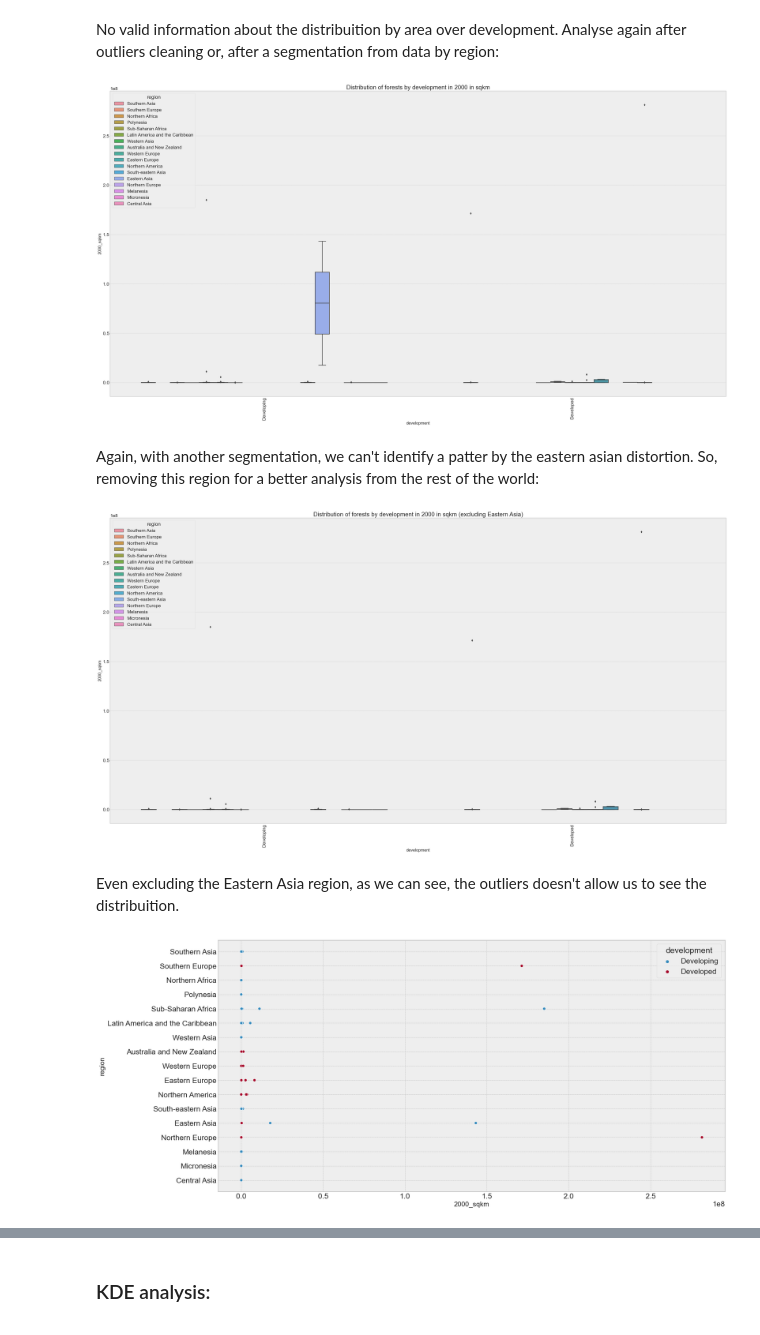
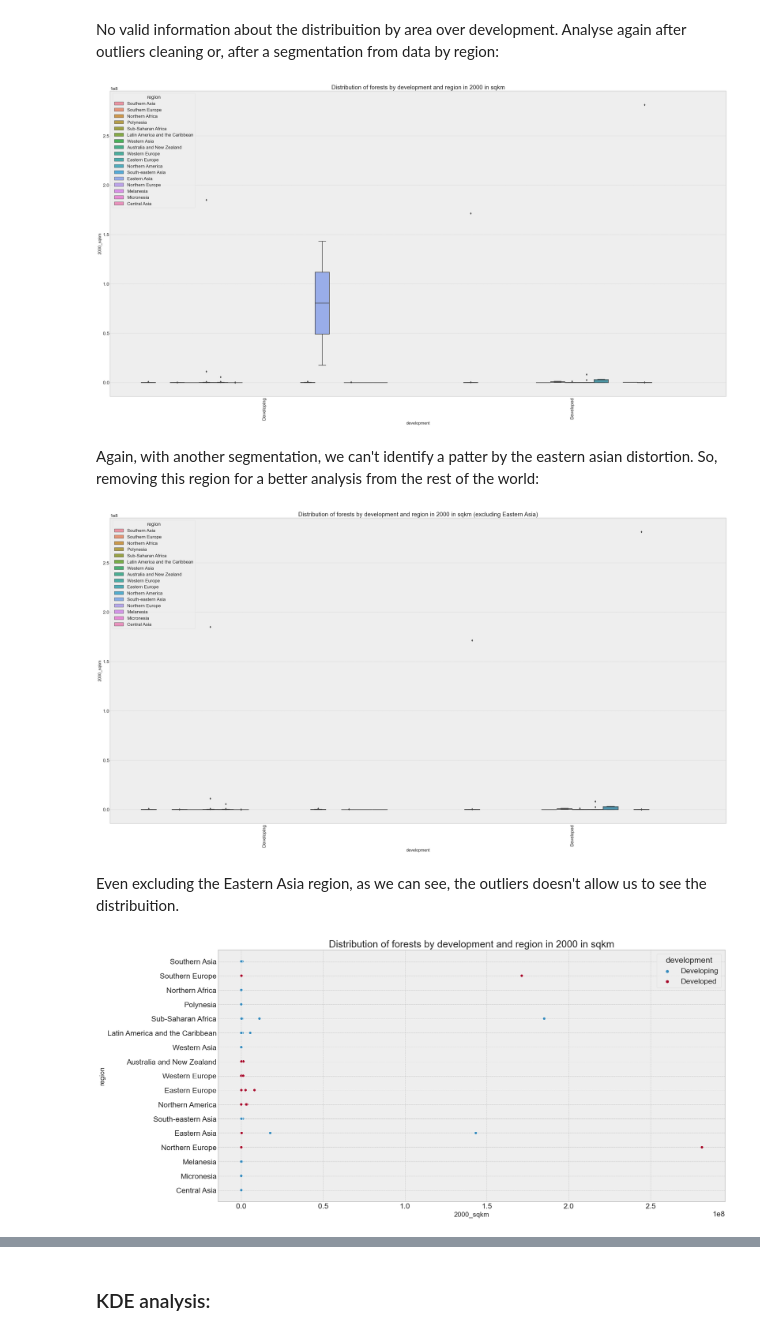
Before and after one commit to anacbneumann/Deforestation_analysis, a Jupyter notebook: deforestation_eda.ipynb, the cells around one changed output, grey strips where cells are left out. Saved outputs shown, nothing was run; the diff lists cells and outputs as text; code cells hidden in the pictures.

```diff
--- a/deforestation_eda.ipynb
+++ b/deforestation_eda.ipynb
@@ -18,7 +19,7 @@ Importing Data:
 path = 'goal15.forest_shares.csv'
 
 # Assigning dataframe to a variable:
-df = pd.read_csv(path)
+df = pd.read_csv(path, delimiter=';')
 
 # Preview:
 df.head(5)
@@ -143,7 +144,7 @@ LINK: https://datahub.io/core/country-codes#data
 path2 = 'country-codes_csv.csv'
 
 # Assigning dataframe to a variable:
-country_info = pd.read_csv(path2)
+country_info = pd.read_csv(path2, delimiter=';')
 
 # Preview:
 country_info.head(5)
@@ -608,10 +662,10 @@ No valid information about the distribuition by area over development. Analyse a
 plt.figure(figsize=(40, 20))
 sns.boxplot(data = dataframe, x='development', y = '2000_sqkm', hue = 'region')
 plt.xticks(rotation=90)
-plt.title("Distribution of forests by development in 2000 in sqkm")
+plt.title("Distribution of forests by development and region in 2000 in sqkm")
 plt.show()
 # %% [output]
-[figure, old version]
+[figure, new version]
 # %% [markdown]
 Again, with another segmentation, we can't identify a patter by the eastern asian distortion. So, removing this region for a better analysis from the rest of the world:
 # %%
@@ -620,16 +674,17 @@ filtered_dataframe = dataframe[dataframe['region'] != 'Eastern Asia']
 plt.figure(figsize=(40, 20))
 sns.boxplot(data=filtered_dataframe, x='development', y='2000_sqkm', hue='region')
 plt.xticks(rotation=90)
-plt.title("Distribution of forests by development in 2000 in sqkm (excluding Eastern Asia)")
+plt.title("Distribution of forests by development and region in 2000 in sqkm (excluding Eastern Asia)")
 plt.show()
 # %% [output]
-[figure, old version]
+[figure, new version]
 # %% [markdown]
 Even excluding the Eastern Asia region, as we can see, the outliers doesn't allow us to see the distribuition.
 # %%
 # Understanding the area distribuition of the forest by certains categorical factors with scatterplot:
 plt.figure(figsize=(20, 10))
 sns.scatterplot(data = dataframe, x = '2000_sqkm', y = 'region', hue = 'development')
+plt.title("Distribution of forests by development and region in 2000 in sqkm")
 plt.show()
 # %% [output]
-[figure, old version]
+[figure, new version]
```
Also changed, not shown: parts of 25 cells of this notebook, 3 other files.
